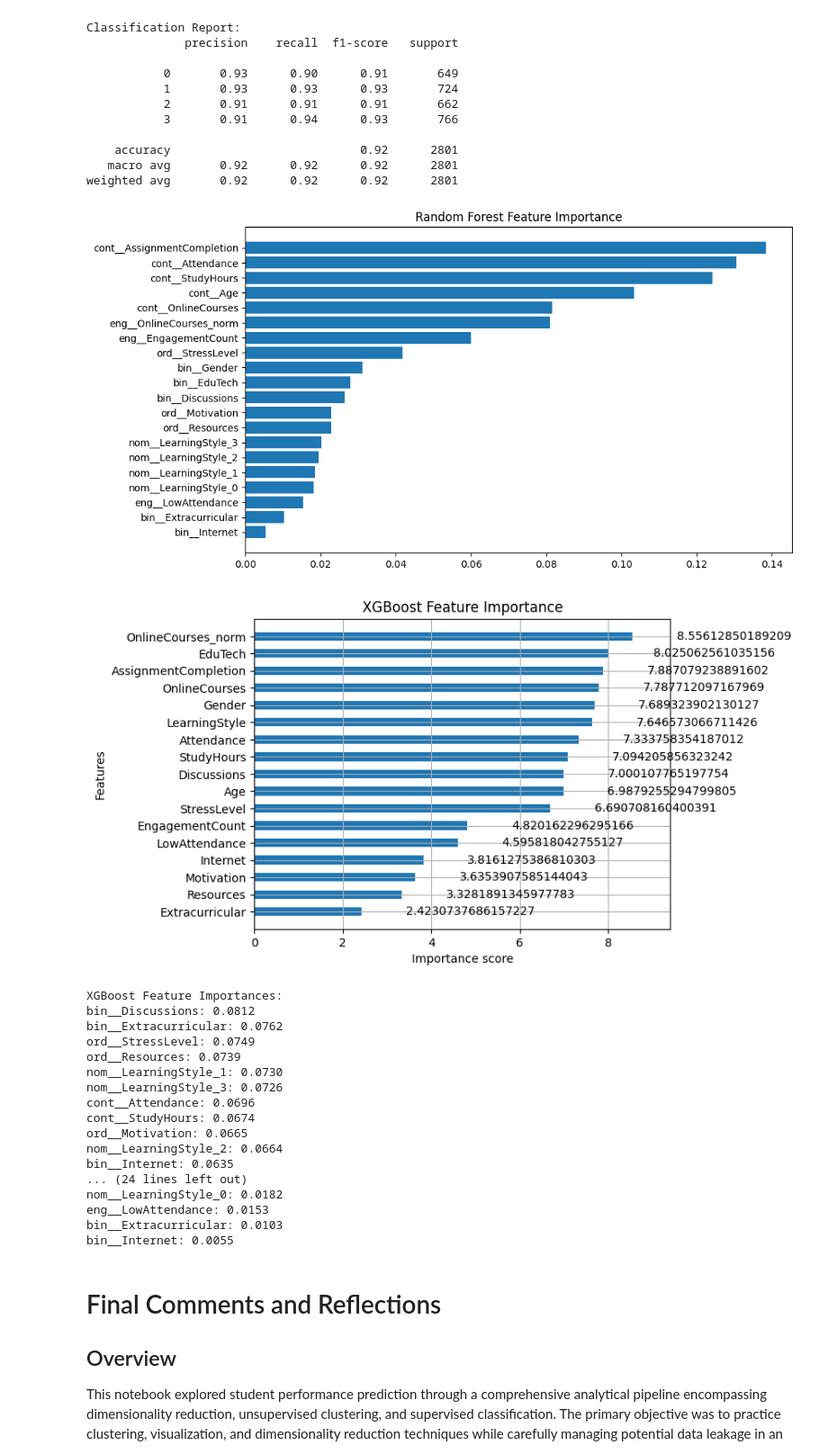
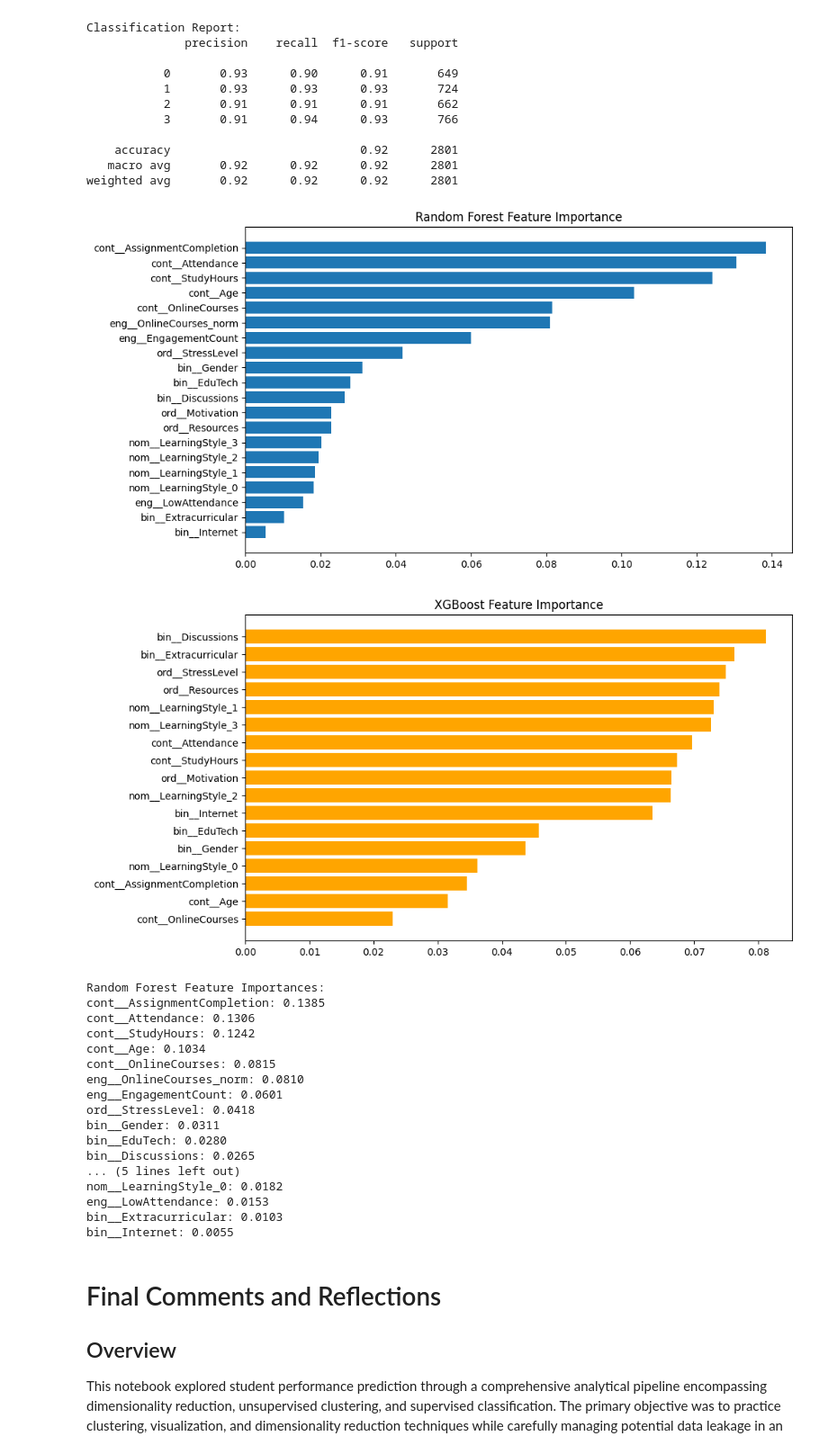
Before and after one commit to rithwikswarnkar/student-performance-model, a Jupyter notebook: notebooks/student_performance_indicators.ipynb, the cells around one changed output. Shown at 90% size. Saved outputs shown, nothing was run; the diff lists cells and outputs as text; code cells hidden in the pictures.

```diff
--- a/notebooks/student_performance_indicators.ipynb
+++ b/notebooks/student_performance_indicators.ipynb
@@ -865,55 +865,53 @@ weighted avg       0.92      0.92      0.92      2801
 # -------------------------
 # 15. MODEL INTERPRETABILITY
 # -------------------------
 import matplotlib.pyplot as plt
 import shap
 from sklearn.inspection import PartialDependenceDisplay
 
 # -------------------------
 # Feature Importance
 # -------------------------
 # Random Forest
 rf_importances = rf_model.feature_importances_
 rf_sorted_idx = rf_importances.argsort()
 
 plt.figure(figsize=(10, 6))
 plt.barh(range(len(rf_sorted_idx)), rf_importances[rf_sorted_idx], align='center')
 plt.yticks(range(len(rf_sorted_idx)), feature_names[rf_sorted_idx])
 plt.title("Random Forest Feature Importance")
 plt.show()
 
-# XGBoost
-xgb.plot_importance(xgb_model, importance_type='gain', height=0.5)
+# XGBoost plot and table
+xgb_importances = xgb_model.feature_importances_
+xgb_sorted_idx = xgb_importances.argsort()
+plt.figure(figsize=(10, 6))
+plt.barh(range(len(xgb_sorted_idx)), xgb_importances[xgb_sorted_idx], align='center', color='orange')
+plt.yticks(range(len(xgb_sorted_idx)), feature_names[xgb_sorted_idx])
 plt.title("XGBoost Feature Importance")
 plt.show()
 
-# print table of feature importances
-xgb_importances = xgb_model.feature_importances_
-xgb_sorted_idx = np.argsort(xgb_importances)[::-1]
-print("\nXGBoost Feature Importances:")
-for idx in xgb_sorted_idx:
-    print(f"{feature_names[idx]}: {xgb_importances[idx]:.4f}")
 
 # print table of RF feature importances
 print("\nRandom Forest Feature Importances:")
 for idx in rf_sorted_idx[::-1]:
     print(f"{feature_names[idx]}: {rf_importances[idx]:.4f}")
 # %% [output]
 [figure]
-[figure, old version]
+[figure, new version]
-XGBoost Feature Importances:
-bin__Discussions: 0.0812
-bin__Extracurricular: 0.0762
-ord__StressLevel: 0.0749
-ord__Resources: 0.0739
-nom__LearningStyle_1: 0.0730
-nom__LearningStyle_3: 0.0726
-cont__Attendance: 0.0696
-cont__StudyHours: 0.0674
-ord__Motivation: 0.0665
-nom__LearningStyle_2: 0.0664
-bin__Internet: 0.0635
-... (24 lines left out)
+Random Forest Feature Importances:
+cont__AssignmentCompletion: 0.1385
+cont__Attendance: 0.1306
+cont__StudyHours: 0.1242
+cont__Age: 0.1034
+cont__OnlineCourses: 0.0815
+eng__OnlineCourses_norm: 0.0810
+eng__EngagementCount: 0.0601
+ord__StressLevel: 0.0418
+bin__Gender: 0.0311
+bin__EduTech: 0.0280
+bin__Discussions: 0.0265
+... (5 lines left out)
 nom__LearningStyle_0: 0.0182
 eng__LowAttendance: 0.0153
 bin__Extracurricular: 0.0103
```
